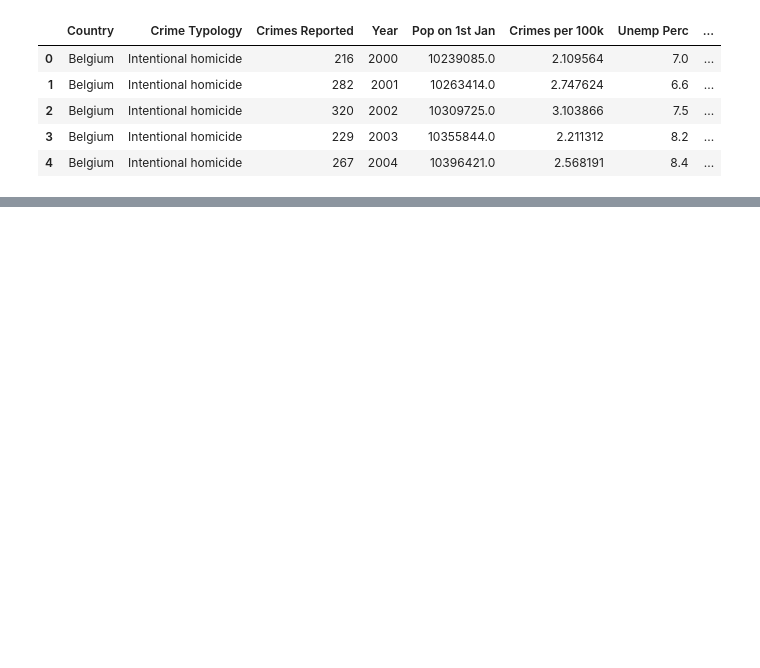
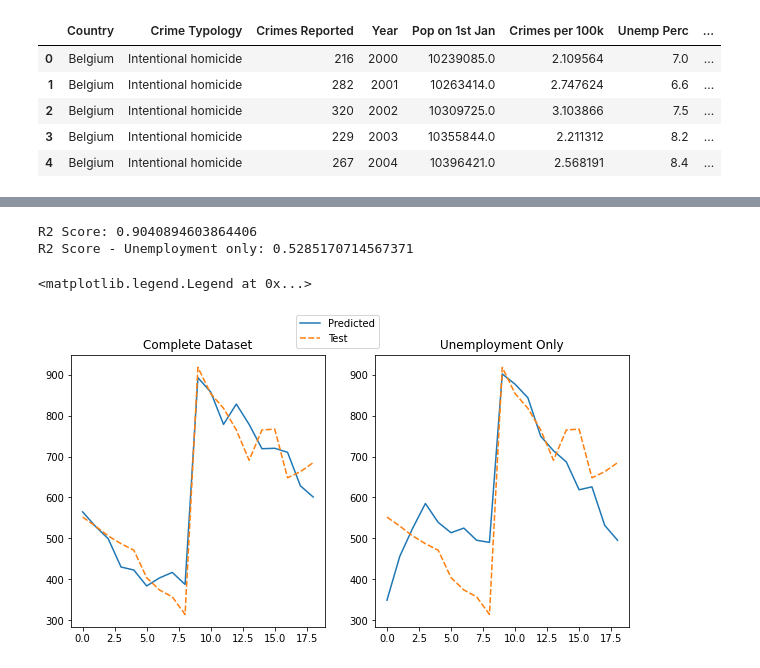
Before and after one commit to Mattia26/Coursework_DMS020, a Jupyter notebook: Criminality_Report_Analysis.ipynb, the cells around one changed output, grey strips where cells are left out. Drawn from its saved outputs; the diff is of its cells as text; code cells hidden in the pictures; blank space fills up the shorter version.

```diff
--- a/Criminality_Report_Analysis.ipynb
+++ b/Criminality_Report_Analysis.ipynb
@@ -306,11 +888,9 @@ X_test = [list(x) for x in zip(italy_unemp_data, italy_early_data)]
 # %%
+# From the original dataframe extracting Italy data from 1998 to 2007
 italy_data = raw_data[(raw_data['Country'] == 'Italy') & (raw_data['Crime Typology'] == 'Intentional homicide')]
 
-y_train = list(italy_data['Crimes Reported'].values)
-X_train = [list(x) for x in zip(italy_data['Unemp Perc'].values, italy_data['Early Leavers Perc'].values)]
-
-print(X_train)
-print(X_test)
-
-print(y_train)
-print(y_test)
+# Creating the X and y for model training and test
+# The lists are created adding the original data to 2011 - 2019 data
+y = italy_crim_data + list(italy_data['Crimes Reported'].values)
+X = [list(x) for x in zip(italy_unemp_data, italy_early_data)] + [list(x) for x in zip(italy_data['Unemp Perc'].values, italy_data['Early Leavers Perc'].values)]
+X_unemp = np.array(italy_unemp_data + list(italy_data['Unemp Perc'])).reshape(-1,1)
@@ -331,0 +897,12 @@ score
+# %%
+# Setting 5-fold nested cross validation
+cv = KFold(n_splits=5, random_state=42, shuffle=True)
+regr = linear_model.LinearRegression()
+
+# Scores and predictions using both unemployment and early leavers values
+scores = cross_val_score(regr, X, y, scoring='r2', cv=cv, n_jobs=-1)
+predictions = cross_val_predict(regr, X, y, cv=cv)
+
+# Scores and predictions using unemployment rates only
+scores_unemp = cross_val_score(regr, X_unemp, y, scoring='r2', cv=cv, n_jobs=-1)
+predictions_unemp = cross_val_predict(regr, X_unemp, y, cv=cv)
@@ -331,0 +916,22 @@ score
+# %%
+print('R2 Score:', np.average(scores))
+print('R2 Score - Unemployment only:', np.average(scores_unemp))
+
+# Plotting the results of the predictions
+fig, axes = plt.subplots(1, 2, figsize=(10,5))
+
+sns.lineplot(data= pd.DataFrame({'Predicted': predictions, 'Test': y}), ax=axes[0])
+sns.lineplot(data= pd.DataFrame({'Predicted': predictions_unemp, 'Test': y}), ax=axes[1])
+
+# Legend and plot titles
+axes[0].get_legend().remove()
+axes[0].set_title('Complete Dataset')
+axes[1].get_legend().remove()
+axes[1].set_title('Unemployment Only')
+handles, labels = axes[0].get_legend_handles_labels()
+fig.legend(handles, labels, loc='upper center',prop={'size': 10})
+# %% [output]
+R2 Score: 0.9040894603864406
+R2 Score - Unemployment only: 0.5285170714567371
+<matplotlib.legend.Legend at 0x...>
+[figure, added]
```
Also changed, not shown: parts of 48 cells of this notebook.
